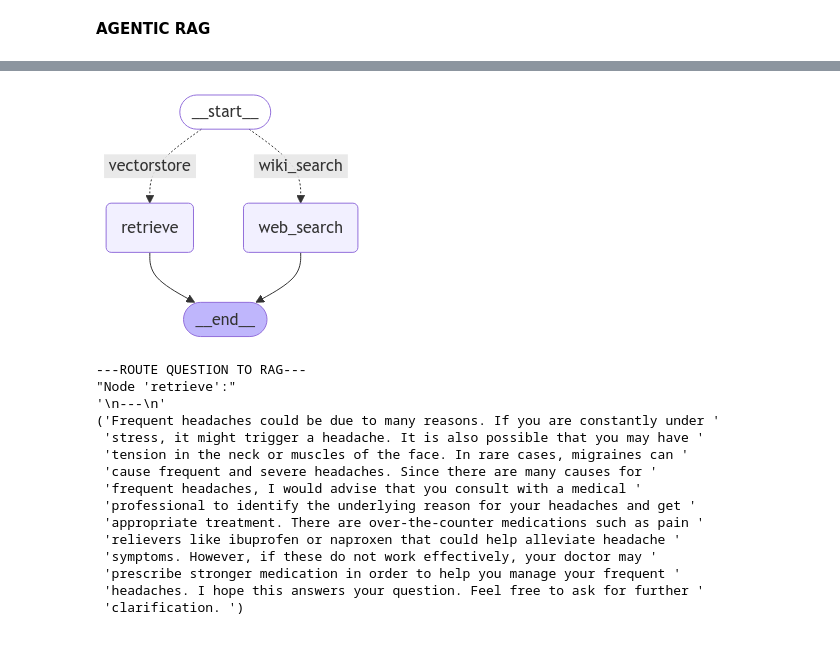
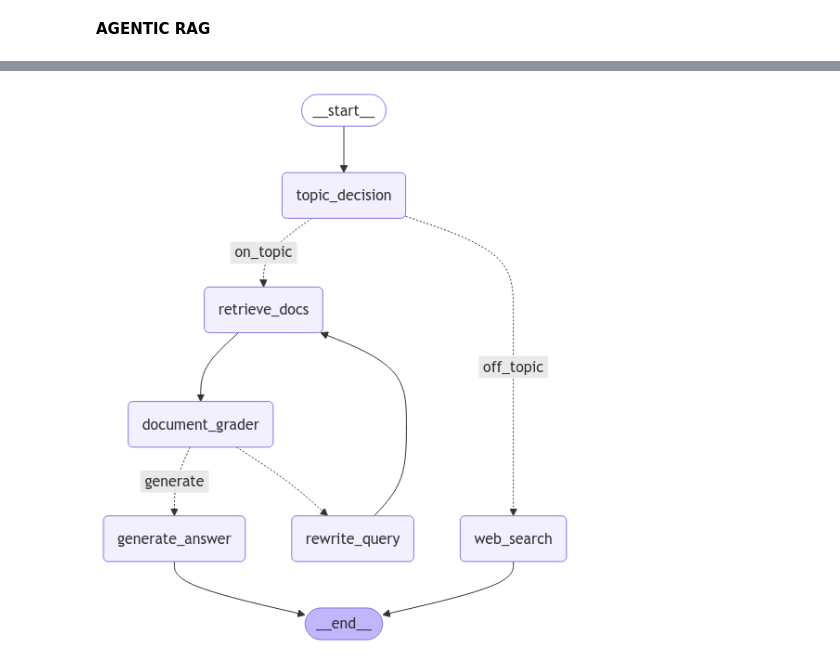
Before and after one commit to SathvikNayak123/Agentic-RAG, a Jupyter notebook: RAG/rag_trials.ipynb, the cells around one changed output, grey strips where cells are left out. Drawn from its saved outputs; the diff is of its cells as text; code cells hidden in the pictures.

Commit message:
added_grading_agent

```diff
--- a/RAG/rag_trials.ipynb
+++ b/RAG/rag_trials.ipynb
@@ -283,0 +329,6 @@ wiki=WikipediaQueryRun(api_wrapper=api_wrapper)
+# %%
+def web_search(state: AgentState):
+    question = state["question"]
+
+    state["llm_output"] = wiki.invoke({"query": question})
+    return state
@@ -353,9 +425,44 @@ app = workflow.compile()
+# %%
+workflow = StateGraph(AgentState)
+
+workflow.add_node("topic_decision", question_classifier)
+workflow.add_node("web_search", web_search)
+workflow.add_node("retrieve_docs", retrieve_docs)
+workflow.add_node("rewrite_query", rewriter)
+workflow.add_node("generate_answer", generate_answer)
+workflow.add_node("document_grader", document_grader)
+
+workflow.add_edge("web_search", END)
+workflow.add_edge("retrieve_docs", "document_grader")
+workflow.add_conditional_edges(
+    "topic_decision",
+    on_topic_router,
+    {
+        "on_topic": "retrieve_docs",
+        "off_topic": "web_search",
+    },
+)
+workflow.add_conditional_edges(
+    "document_grader",
+    gen_router,
+    {
+        "generate": "generate_answer",
+        "rewrite_query": "rewrite_query",
+    },
+)
+workflow.add_edge("rewrite_query", "retrieve_docs")
+workflow.add_edge("generate_answer", END)
+
+
+workflow.set_entry_point("topic_decision")
+
+app = workflow.compile()
 # %%
 from IPython.display import Image, display
 
 try:
-    display(Image(app.get_graph().draw_mermaid_png()))
-except Exception:
+    display(Image(app.get_graph(xray=True).draw_mermaid_png()))
+except:
     pass
 # %% [output]
-[figure, old version]
+[figure, new version]
@@ -364,27 +468,0 @@ from pprint import pprint
-# %%
-inputs = {
-    "question": "What causes frequent headaches?"
-}
-for output in app.stream(inputs):
-    for key, value in output.items():
-        # Node
-        pprint(f"Node '{key}':")
-    pprint("\n---\n")
-
-pprint(value["documents"])
-# %% [output]
----ROUTE QUESTION TO RAG---
-"Node 'retrieve':"
-'\n---\n'
-('Frequent headaches could be due to many reasons. If you are constantly under '
- 'stress, it might trigger a headache. It is also possible that you may have '
- 'tension in the neck or muscles of the face. In rare cases, migraines can '
- 'cause frequent and severe headaches. Since there are many causes for '
- 'frequent headaches, I would advise that you consult with a medical '
- 'professional to identify the underlying reason for your headaches and get '
- 'appropriate treatment. There are over-the-counter medications such as pain '
- 'relievers like ibuprofen or naproxen that could help alleviate headache '
- 'symptoms. However, if these do not work effectively, your doctor may '
- 'prescribe stronger medication in order to help you manage your frequent '
- 'headaches. I hope this answers your question. Feel free to ask for further '
- 'clarification. ')
```
Also changed, not shown: parts of 40 cells of this notebook, 7 other files.
